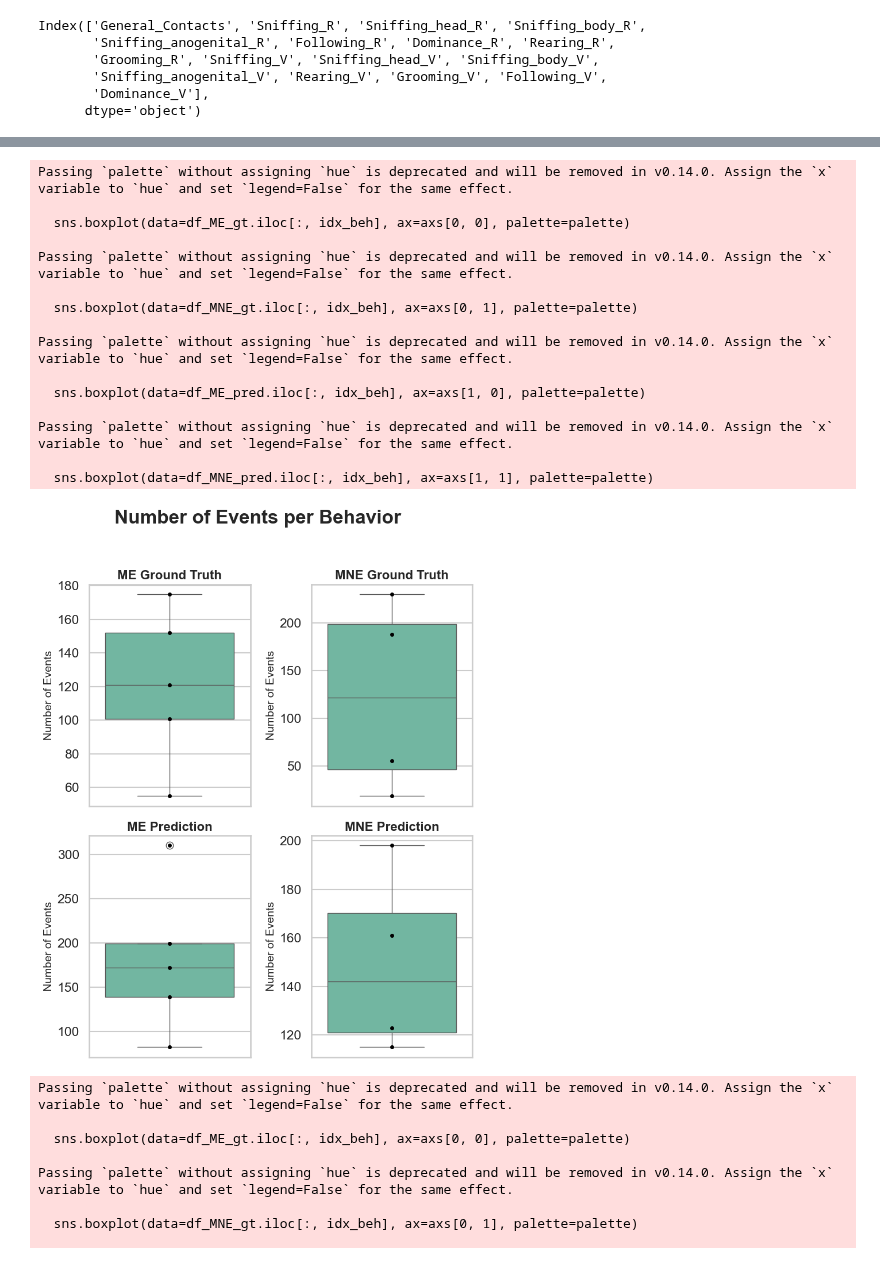
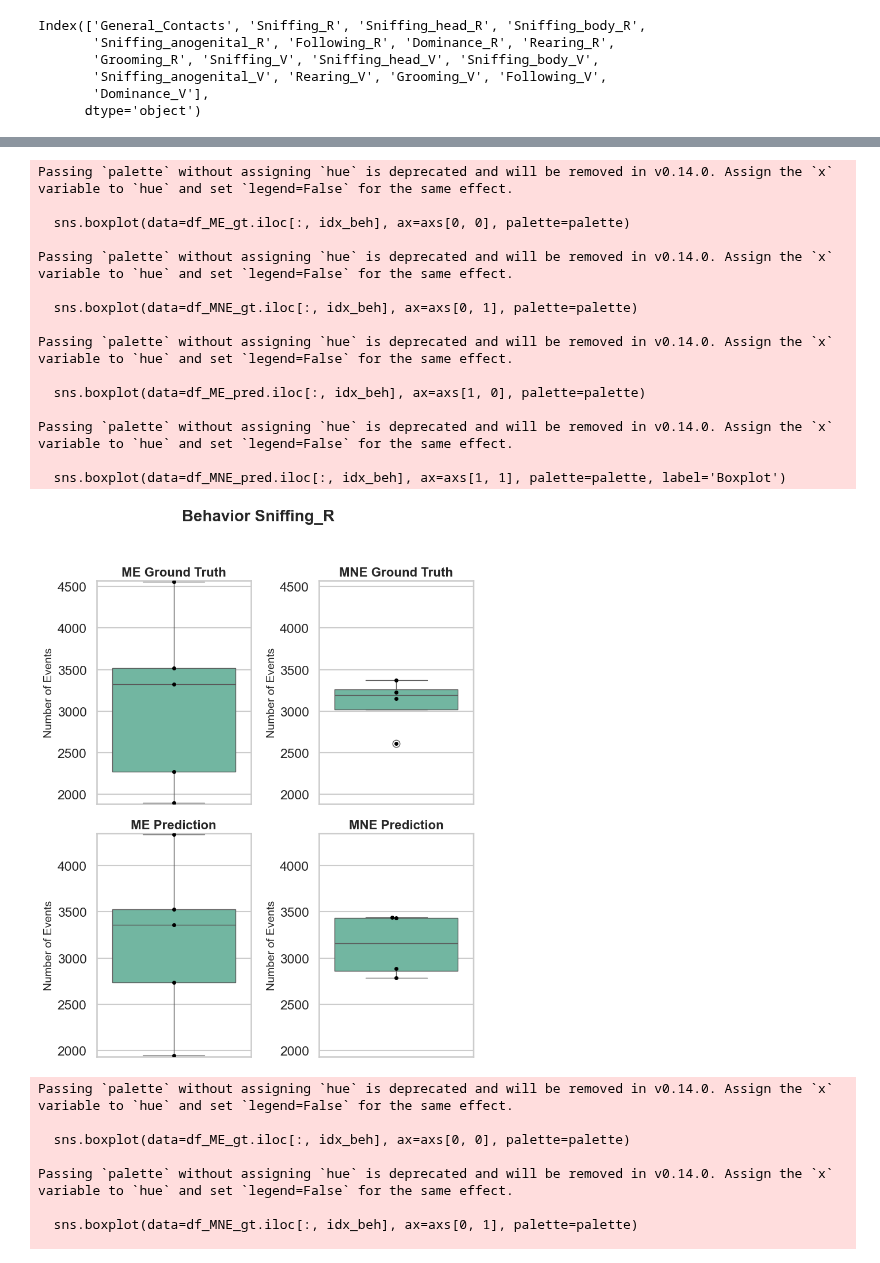
Before and after one commit to JulianAlvarezdeGiorgi/Behavioral_Tagging_of_Mice_in_multiple_Mice_setup_using_Deep_Learning, a Jupyter notebook: src/results.ipynb, the cells around one changed output, grey strips where cells are left out. Drawn from its saved outputs; the diff is of its cells as text; code cells hidden in the pictures.

```diff
--- a/src/results.ipynb
+++ b/src/results.ipynb
@@ -519,0 +551,10 @@ plt.show()
+# %%
+from sklearn.metrics import confusion_matrix
+
+acc = dict()
+cm = dict()
+for col in pred_df.columns[1:]:
+    acc[col] = np.mean(gt_df[col] == pred_df[col])
+    cm[col] = confusion_matrix(gt_df[col], pred_df[col])
+
+acc
@@ -547,6 +660,8 @@ files_gt
 # %%
 
 files_pred = os.listdir(folder_pred_path)
+# Only the files with the extension .csv
+files_pred = [file for file in files_pred if file.endswith('output.csv')]
 files_pred = sorted(files_pred)
 files_pred
 # %% [output]
@@ -651,7 +749,7 @@ Index(['General_Contacts', 'Sniffing_R', 'Sniffing_head_R', 'Sniffing_body_R',
        'Dominance_V'],
       dtype='object')
 # %%
-df_pred = pred_df[0].drop(columns=['frame'])
+df_pred = pred_df[0].drop(columns=['Frame'])
 columns_pred = pred_df[0].columns[1:]
 df_gt = gt_df[0].drop(columns= gt_df[0].columns.difference(columns_pred))
 # Order the columns
@@ -679,7 +778,7 @@ for i in range(len(gt_df)):
     video = files_gt[i].split('.')[0]
     print(video)
     # Get the df
-    df_pred = pred_df[i].drop(columns=['frame'])
+    df_pred = pred_df[i].drop(columns=['Frame'])
     columns_pred = pred_df[i].columns[1:]
     df_gt = gt_df[i].drop(columns= gt_df[i].columns.difference(columns_pred))
     # Order the columns
@@ -786,13 +887,13 @@ df_ME_gt
 # %%
 # Box plot of each behavior
-idx_beh = 1
+idx_beh = 8 # General Contacts
 
 # Set the style and context for the plot
 sns.set_theme(style="whitegrid", context="talk")
 
 # Create two boxplots next to each other
 fig, axs = plt.subplots(2, 2, figsize=(8, 10))
-fig.suptitle('Number of Events per Behavior', fontsize=24, fontweight='bold')
+fig.suptitle(f'Behavior {df_ME_gt.columns[idx_beh]}', fontsize=20, fontweight='bold')
 
 # Define a color palette
 palette = sns.color_palette("Set2")
@@ -804,6 +905,8 @@ sns.swarmplot(data=df_ME_gt.iloc[:, idx_beh], color='black', ax=axs[0, 0])
 axs[0, 0].set_title('ME Ground Truth', fontsize=16, fontweight='bold')
 axs[0, 0].set_ylabel('Number of Events', fontsize=14)
 axs[0, 0].set_xlabel('')
+axs[0, 0].set_ylim(min(df_ME_gt.iloc[:, idx_beh].min(), df_MNE_gt.iloc[:, idx_beh].min()) - 10
+                   , max(df_ME_gt.iloc[:, idx_beh].max(),df_MNE_gt.iloc[:, idx_beh].max()) + 10)
 
 # Boxplot for MNEgt behavior 1
 sns.boxplot(data=df_MNE_gt.iloc[:, idx_beh], ax=axs[0, 1], palette=palette)
@@ -812,43 +915,49 @@ sns.swarmplot(data=df_MNE_gt.iloc[:, idx_beh], color='black', ax=axs[0, 1])
 axs[0, 1].set_title('MNE Ground Truth', fontsize=16, fontweight='bold')
 axs[0, 1].set_ylabel('Number of Events', fontsize=14)
 axs[0, 1].set_xlabel('')
+axs[0, 1].set_ylim(min(df_ME_gt.iloc[:, idx_beh].min(), df_MNE_gt.iloc[:, idx_beh].min()) - 10
+    , max(df_MNE_gt.iloc[:, idx_beh].max(), df_ME_gt.iloc[:, idx_beh].max()) + 10)
 
 # Boxplot for MEpred behavior 1
 sns.boxplot(data=df_ME_pred.iloc[:, idx_beh], ax=axs[1, 0], palette=palette)
 # Plot the points
 sns.swarmplot(data=df_ME_pred.iloc[:, idx_beh], color='black', ax=axs[1, 0])
 axs[1, 0].set_title('ME Prediction', fontsize=16, fontweight='bold')
 axs[1, 0].set_ylabel('Number of Events', fontsize=14)
 axs[1, 0].set_xlabel('')
+axs[1, 0].set_ylim(min(df_ME_pred.iloc[:, idx_beh].min(), df_MNE_pred.iloc[:, idx_beh].min()) - 10
+                   , max(df_ME_pred.iloc[:, idx_beh].max(), df_MNE_pred.iloc[:, idx_beh].max())+10)
 
 # Boxplot for MNEpred behavior 1
-sns.boxplot(data=df_MNE_pred.iloc[:, idx_beh], ax=axs[1, 1], palette=palette)
+sns.boxplot(data=df_MNE_pred.iloc[:, idx_beh], ax=axs[1, 1], palette=palette, label='Boxplot')
 # Plot the points
-sns.swarmplot(data=df_MNE_pred.iloc[:, idx_beh], color='black', ax=axs[1, 1])
+sns.swarmplot(data=df_MNE_pred.iloc[:, idx_beh], color='black', ax=axs[1, 1], label='Individual Videos')
 axs[1, 1].set_title('MNE Prediction', fontsize=16, fontweight='bold')
 axs[1, 1].set_ylabel('Number of Events', fontsize=14)
 axs[1, 1].set_xlabel('')
-
+axs[1, 1].set_ylim(min(df_ME_pred.iloc[:, idx_beh].min(), df_MNE_pred.iloc[:, idx_beh].min()) - 10
+                , max(df_MNE_pred.iloc[:, idx_beh].max(), df_ME_pred.iloc[:, idx_beh].max())+10)
+#plt.legend(fontsize=14)
 # Adjust layout
 plt.tight_layout(rect=[0, 0, 1, 0.96])
 plt.show()
 # %% [output]
 Passing `palette` without assigning `hue` is deprecated and will be removed in v0.14.0. Assign the `x` variable to `hue` and set `legend=False` for the same effect.
 
   sns.boxplot(data=df_ME_gt.iloc[:, idx_beh], ax=axs[0, 0], palette=palette)
 
 Passing `palette` without assigning `hue` is deprecated and will be removed in v0.14.0. Assign the `x` variable to `hue` and set `legend=False` for the same effect.
 
   sns.boxplot(data=df_MNE_gt.iloc[:, idx_beh], ax=axs[0, 1], palette=palette)
 
 Passing `palette` without assigning `hue` is deprecated and will be removed in v0.14.0. Assign the `x` variable to `hue` and set `legend=False` for the same effect.
 
   sns.boxplot(data=df_ME_pred.iloc[:, idx_beh], ax=axs[1, 0], palette=palette)
 
 Passing `palette` without assigning `hue` is deprecated and will be removed in v0.14.0. Assign the `x` variable to `hue` and set `legend=False` for the same effect.
 
-  sns.boxplot(data=df_MNE_pred.iloc[:, idx_beh], ax=axs[1, 1], palette=palette)
+  sns.boxplot(data=df_MNE_pred.iloc[:, idx_beh], ax=axs[1, 1], palette=palette, label='Boxplot')
-[figure, old version]
+[figure, new version]
 # %%
 # Box plot of each behavior
 idx_beh = 3
```
Also changed, not shown: parts of 46 cells of this notebook, 7 other files.
